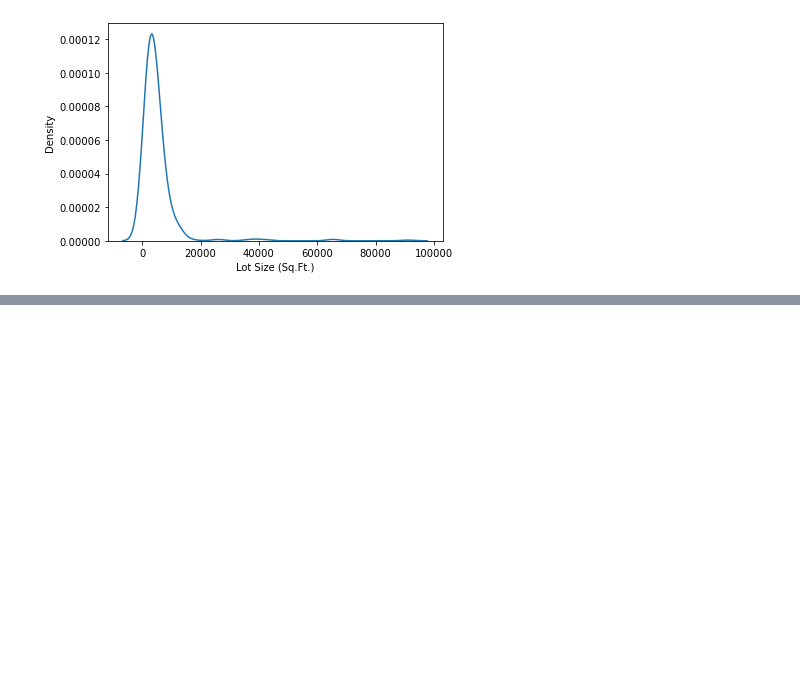
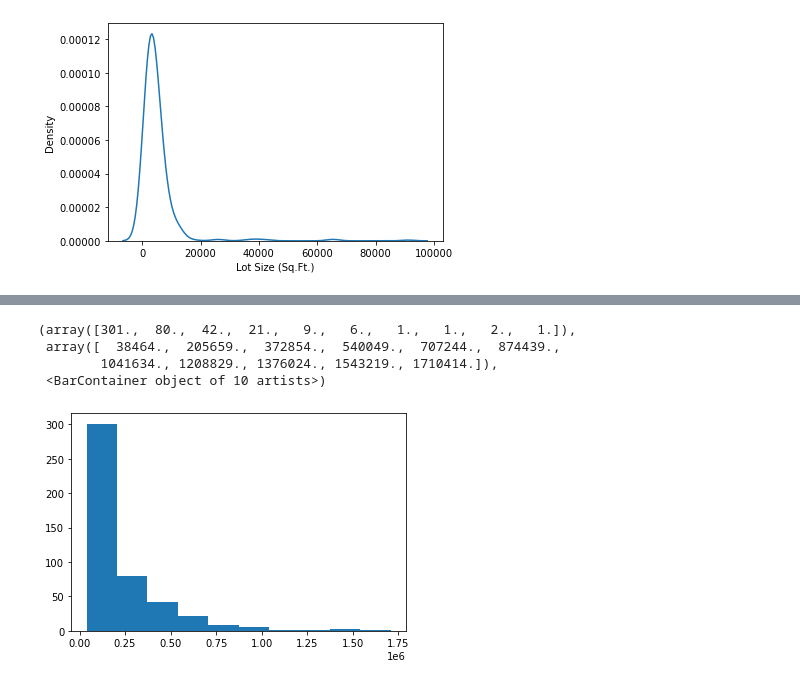
Before and after one commit to Samcfuchs/Pittsburgh, a Jupyter notebook: notebook.ipynb, the cells around one changed output, grey strips where cells are left out. Cells and saved outputs as stored; diff of their text form; code cells hidden in the pictures; blank space fills up the shorter version.

```diff
--- a/notebook.ipynb
+++ b/notebook.ipynb
@@ -56,0 +60,8 @@ KeyboardInterrupt:
+# %%
+plt.hist(data['Zestimate Amount'])
+# %% [output]
+(array([301.,  80.,  42.,  21.,   9.,   6.,   1.,   1.,   2.,   1.]),
+ array([  38464.,  205659.,  372854.,  540049.,  707244.,  874439.,
+        1041634., 1208829., 1376024., 1543219., 1710414.]),
+ <BarContainer object of 10 artists>)
+[figure, added]
```
Also changed, not shown: parts of 3 cells of this notebook, 4 other files.
